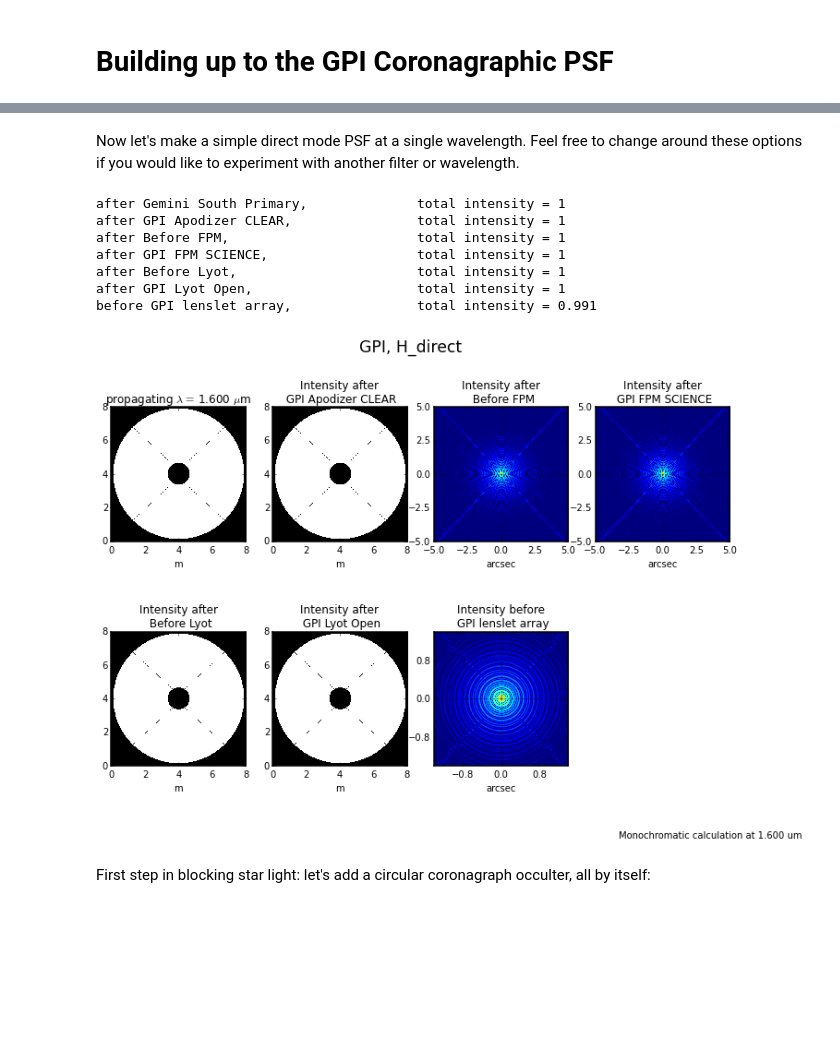
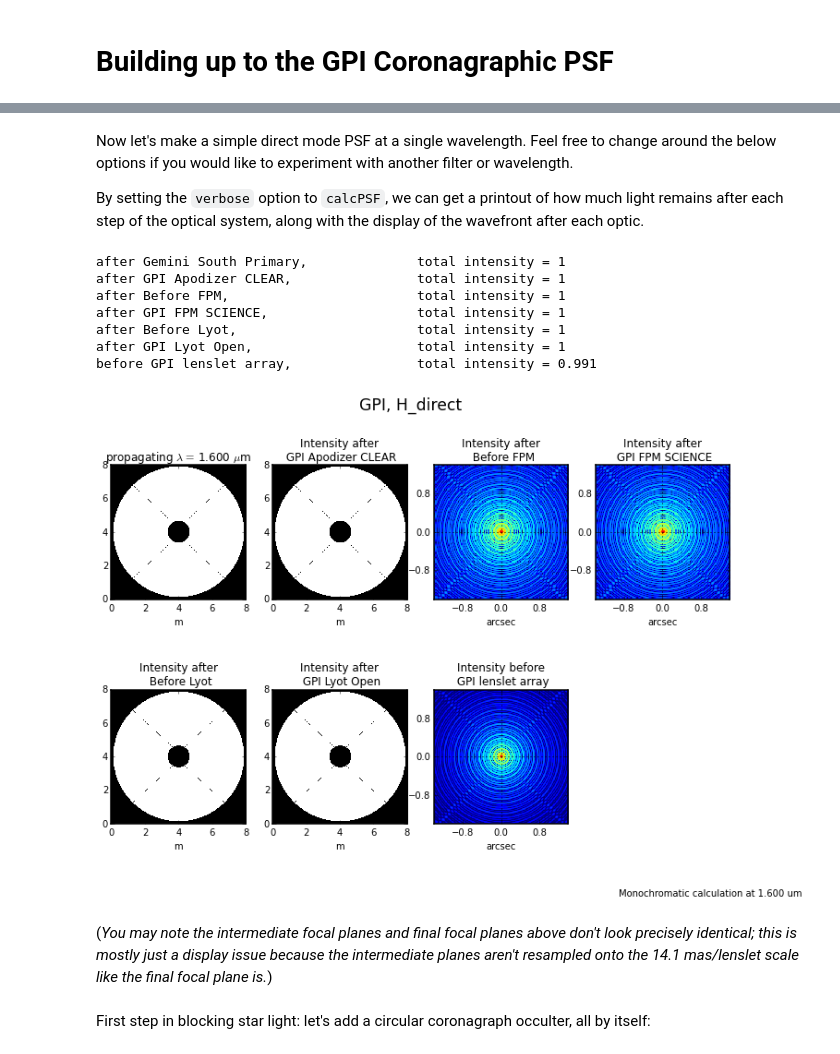
Before and after one commit to geminiplanetimager/gpipsfs, a Jupyter notebook: GPI Tutorial on Coronagraphs.ipynb, the cells around one changed output, grey strips where cells are left out. Cells and saved outputs as stored; diff of their text form; code cells hidden in the pictures; blank space fills up the shorter version.

```diff
--- a/GPI Tutorial on Coronagraphs.ipynb
+++ b/GPI Tutorial on Coronagraphs.ipynb
@@ -19,18 +29,22 @@ gpi = gpipsfs.GPI(npix=512, satspots=False, lyot_tabs=False, display_before=True
 # %% [markdown]
-Now let's make a simple direct mode PSF at a single wavelength. Feel free to change around these options if you would like to experiment with another filter or wavelength.
+Now let's make a simple direct mode PSF at a single wavelength. Feel free to change around the below options if you would like to experiment with another filter or wavelength.
+
+By setting the `verbose` option to `calcPSF`, we can get a printout of how much light remains after each step of the optical system, along with the display of the wavefront after each optic.
 # %%
 gpi.obsmode ='H_direct'
 wavelen = 1.6e-6  # wavelength is always given in meters
-psf_direct= gpi.calcPSF(monochromatic=wavelen, display=True, verbose=True)
+psf_direct= gpi.calcPSF(wavelength=wavelen, display=True, verbose=True)
 # %% [output]
 after Gemini South Primary,              total intensity = 1
 after GPI Apodizer CLEAR,                total intensity = 1
 after Before FPM,                        total intensity = 1
 after GPI FPM SCIENCE,                   total intensity = 1
 after Before Lyot,                       total intensity = 1
 after GPI Lyot Open,                     total intensity = 1
 before GPI lenslet array,                total intensity = 0.991
-[figure, old version]
+[figure, new version]
+# %% [markdown]
+(_You may note the intermediate focal planes and final focal planes above don't look precisely identical; this is mostly just a display issue because the intermediate planes aren't resampled onto the 14.1 mas/lenslet scale like the final focal plane is._)
 # %% [markdown]
 First step in blocking star light: let's add a circular coronagraph occulter, all by itself:
 # %%
```
Also changed, not shown: parts of 44 cells of this notebook, 2 other files.
